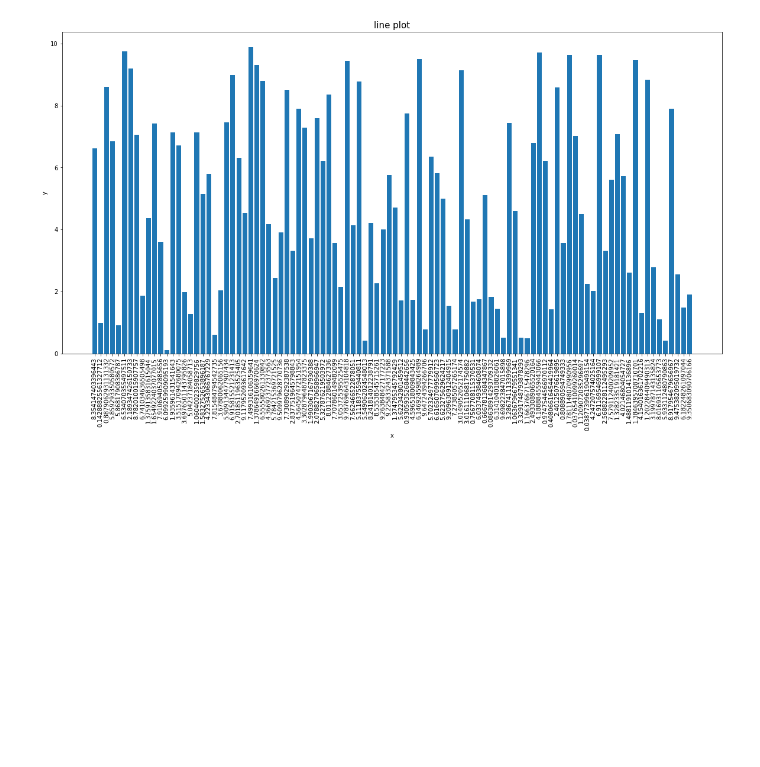
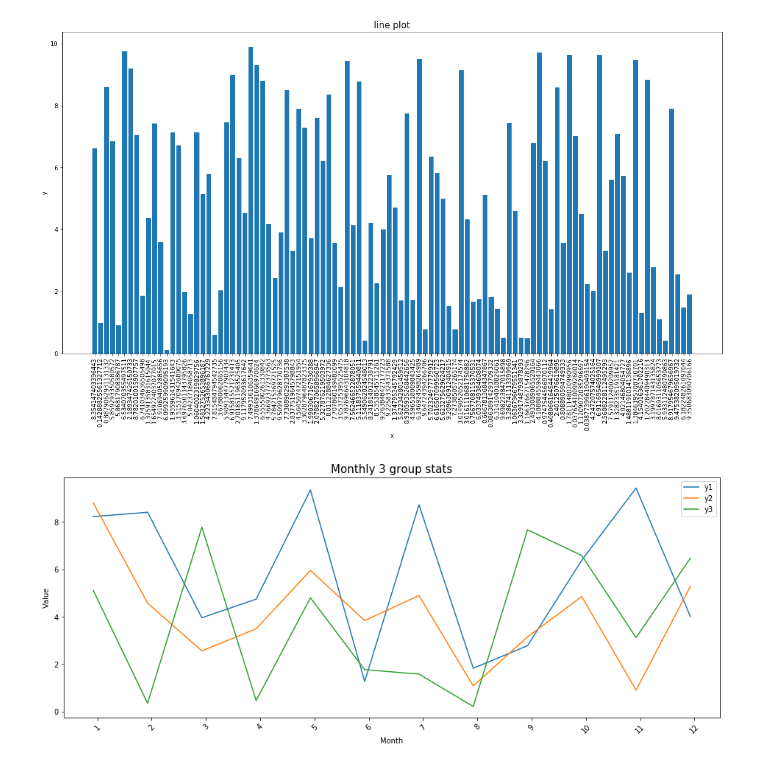
Before and after one commit to KwankiAhn/ai-study, a Jupyter notebook: utils/chart-utils.ipynb, the cells around one changed output. Cells and saved outputs as stored; diff of their text form; code cells hidden in the pictures; blank space fills up the shorter version.

```diff
--- a/utils/chart-utils.ipynb
+++ b/utils/chart-utils.ipynb
@@ -63,6 +63,31 @@ def draw_x_y_simpleline(x, y, title_in="line plot", x_label="x", y_label="y", fi
         plt.bar(x, y)
     plt.xticks(rotation=xtick_rotate)
     plt.show()
+# %%
+def draw_x_y_multiline(x, y1, y2, y3, title_in="line plot", x_label="x", y_label="y", figsize_in=(16, 6), mode='plot', xtick_rotate=45):
+    import matplotlib.pylab as plt
+    fig, ax = plt.subplots(figsize=figsize_in)
+    ind = np.arange(len(x))
+    width = 0.15  # the width of the bars
+    if mode == 'plot':
+        p1 = ax.plot(y1)
+        p2 = ax.plot(y2)
+        p3 = ax.plot(y3)
+    else:
+        p1 = ax.bar(ind, y1, width, bottom=0)
+        p2 = ax.bar(ind+width*1, y2, width, bottom=0)
+        p3 = ax.bar(ind+width*2, y3, width, bottom=0)
+    ax.set_title(title_in, fontsize=15)
+    ax.set_xticks(ind + width / 2)
+    ax.set_xticklabels(x)
+
+    ax.legend((p1[0], p2[0], p3[0]), ('y1', 'y2', 'y3'))
+    ax.autoscale_view()
+    ax.set_xlabel(x_label)
+    ax.set_ylabel(y_label)
+
+    plt.xticks(rotation=xtick_rotate)
+    plt.show()
 # %% [markdown]
 # Usage
 # %%
@@ -128,3 +153,12 @@ yy = np.random.uniform(0, 10, size=100)
 draw_x_y_simpleline(xx, yy, mode='bar', figsize_in=(20, 10), xtick_rotate=90)
 # %% [output]
 [figure]
+# %%
+label_data = [1,2,3,4,5,6,7,8,9,10,11,12]
+data_1 = np.random.uniform(0, 10, size=12)
+data_2 = np.random.uniform(0, 10, size=12)
+data_3 = np.random.uniform(0, 10, size=12)
+# %%
+draw_x_y_multiline(label_data, data_1, data_2, data_3, title_in="Monthly 3 group stats", x_label="Month", y_label="Value", figsize_in=(16, 6), mode='plot', xtick_rotate=45)
+# %% [output]
+[figure, added]
```
Also changed, not shown: parts of 1 cell of this notebook.
